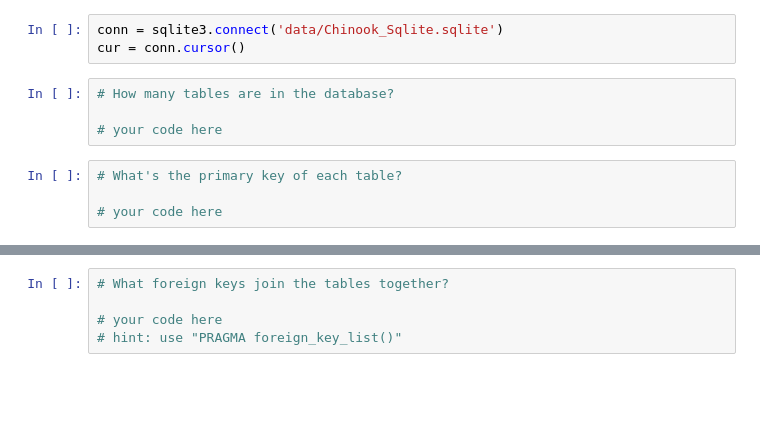
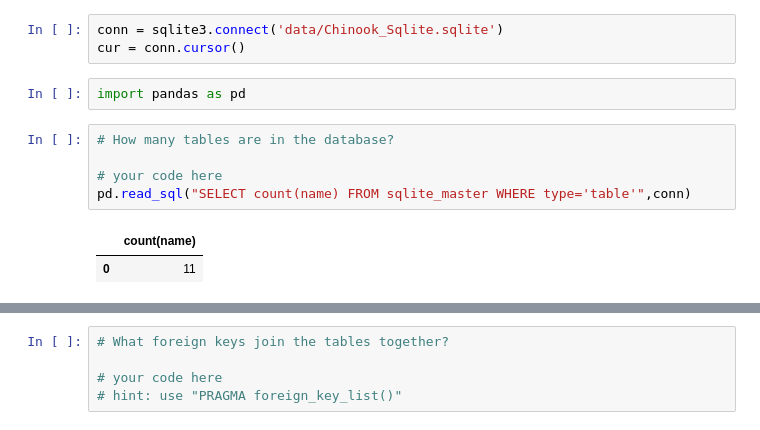
Before and after one commit to jleifnf/dc-ds-111819, a Jupyter notebook: module-2/day-1-sql/sql-to-pandas-JLin.ipynb, the cells around one changed output, grey strips where cells are left out. Drawn from its saved outputs; the diff is of its cells as text; blank space fills up the shorter version.

```diff
--- a/module-2/day-1-sql/sql-to-pandas-JLin.ipynb
+++ b/module-2/day-1-sql/sql-to-pandas-JLin.ipynb
@@ -475,11 +610,13 @@ To answer the question:<br>
 # %%
 conn = sqlite3.connect('data/Chinook_Sqlite.sqlite')
 cur = conn.cursor()
+# %%
+import pandas as pd
 # %%
 # How many tables are in the database?
 
 # your code here
+pd.read_sql("SELECT count(name) FROM sqlite_master WHERE type='table'",conn)
+# %% [output]
+|  | count(name) |
+| 0 | 11 |
-# %%
-# What's the primary key of each table?
-
-# your code here
```
Also changed, not shown: parts of 13 cells of this notebook, 1 other file.
